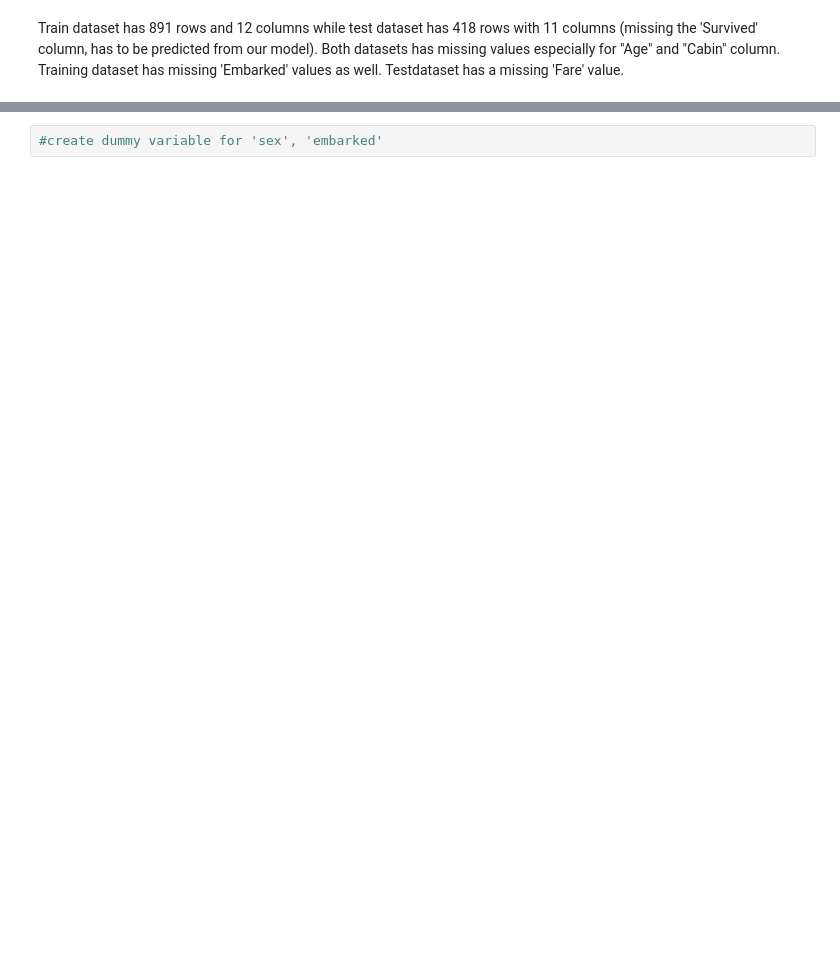
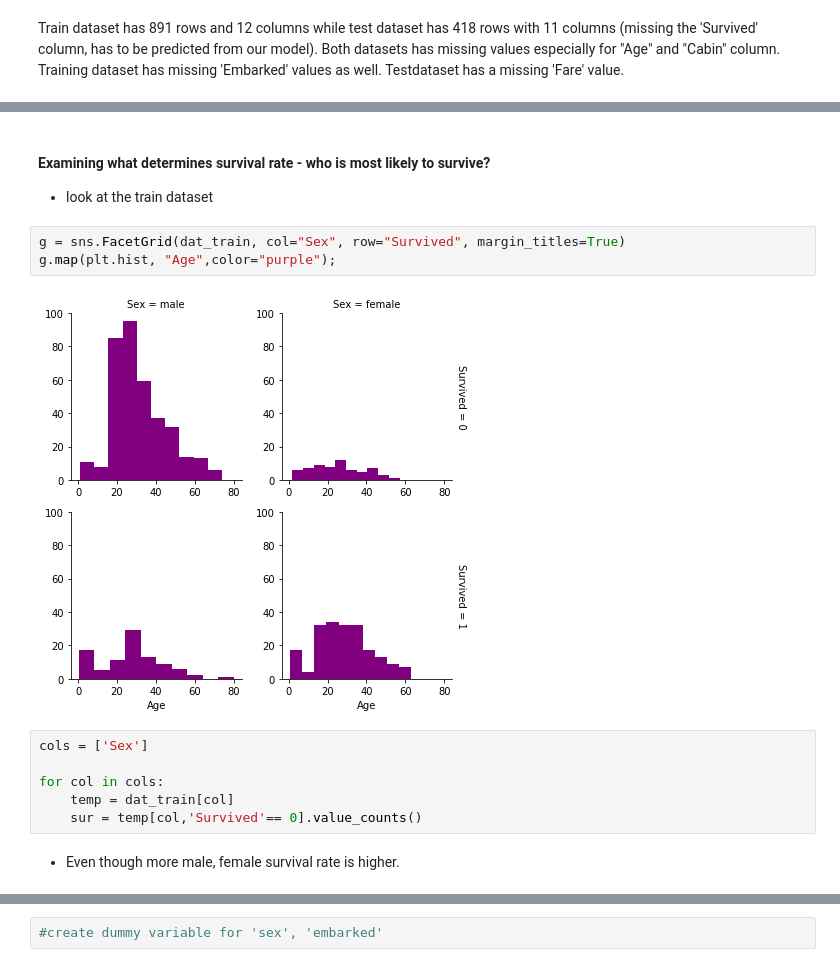
Before and after one commit to ksl31/Kaggle-Titanic-Machine-Learning, a Jupyter notebook: Kaggle_Titanic_Machine_Learning.ipynb, the cells around one changed output, grey strips where cells are left out. Drawn from its saved outputs; the diff is of its cells as text; blank space fills up the shorter version.

```diff
--- a/Kaggle_Titanic_Machine_Learning.ipynb
+++ b/Kaggle_Titanic_Machine_Learning.ipynb
@@ -141,0 +178,16 @@ Let's first check out the 'Cabin' column.
+# %% [markdown]
+#### Examining what determines survival rate - who is most likely to survive?
+- look at the train dataset
+# %%
+g = sns.FacetGrid(dat_train, col="Sex", row="Survived", margin_titles=True)
+g.map(plt.hist, "Age",color="purple");
+# %% [output]
+[figure, added]
+# %%
+cols = ['Sex']
+
+for col in cols:
+    temp = dat_train[col]
+    sur = temp[col,'Survived'== 0].value_counts()
+# %% [markdown]
+- Even though more male, female survival rate is higher.
```
Also changed, not shown: parts of 28 cells of this notebook.
